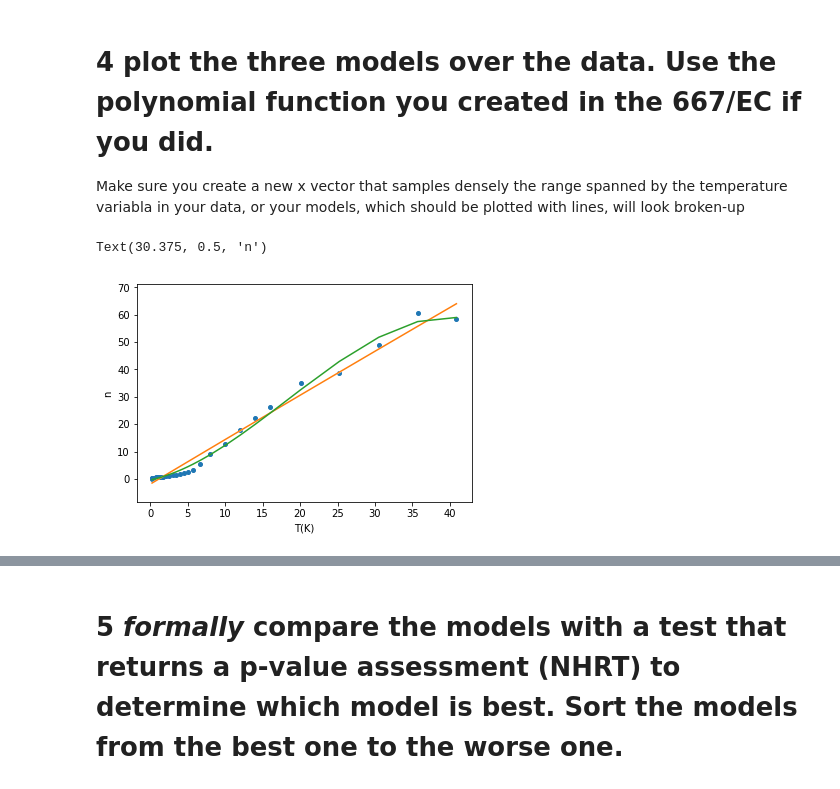
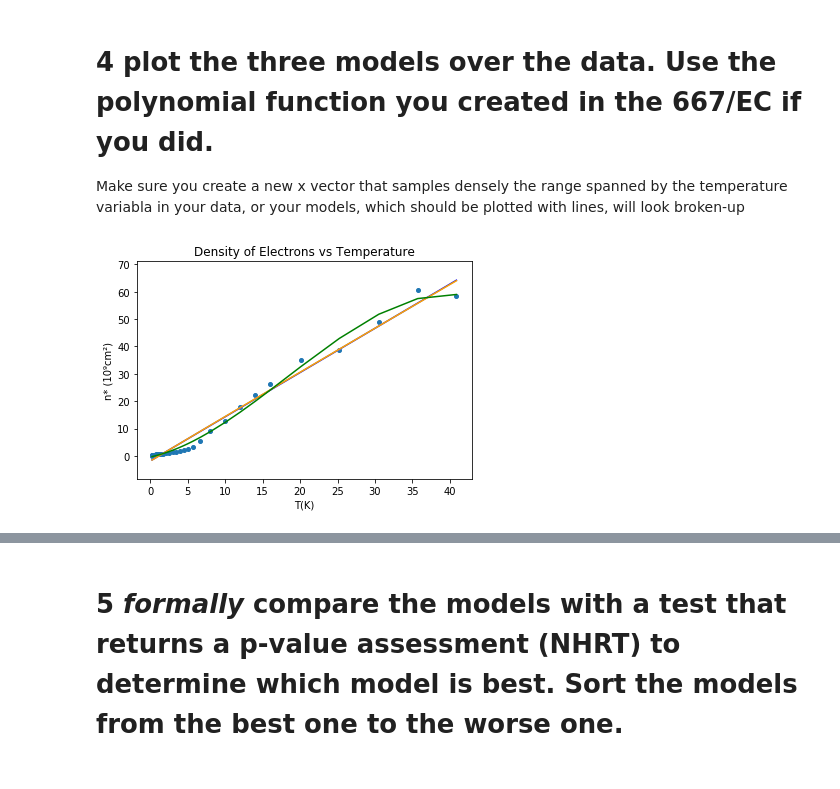
Before and after one commit to cath19/DSPS, a Jupyter notebook: LRtestAndMCMC_cHarty.ipynb, the cells around one changed output, grey strips where cells are left out. Saved outputs shown, nothing was run; the diff lists cells and outputs as text; code cells hidden in the pictures.

```diff
--- a/LRtestAndMCMC_cHarty.ipynb
+++ b/LRtestAndMCMC_cHarty.ipynb
@@ -244,16 +248,18 @@ Make sure you create a new x vector that samples densely the range spanned by th
 # %%
 fig = plt.figure()
 ax = plt.axes()
 
 x = np.linspace(0, 40, 1000)
 ax.plot(nam18_reducted["Tk"], nam18_reducted["n"], '.', markersize=8)
 sm.graphics.abline_plot(model_results=model1, c='w',ax=ax);
 ax.plot(nam18_reducted.sort_values("Tk").Tk,
-        model2.predict(nam18_reducted.sort_values("Tk").Tk))
+        model1.predict(nam18_reducted.sort_values("Tk").Tk), c='b')
 ax.plot(nam18_reducted.sort_values("Tk").Tk,
-        model3.predict(nam18_reducted.sort_values("Tk").Tk))
+        model2.predict(nam18_reducted.sort_values("Tk").Tk), c = 'orange')
+ax.plot(nam18_reducted.sort_values("Tk").Tk,
+        model3.predict(nam18_reducted.sort_values("Tk").Tk), c = 'g')
 ax.set_xlabel('T(K)')
-ax.set_ylabel('n')
+ax.set_ylabel('n* (10\u2079cm\u00b2)')
+ax.set_title('Density of Electrons vs Temperature');
 # %% [output]
-Text(30.375, 0.5, 'n')
-[figure, old version]
+[figure, new version]
```
Also changed, not shown: parts of 12 cells of this notebook.
